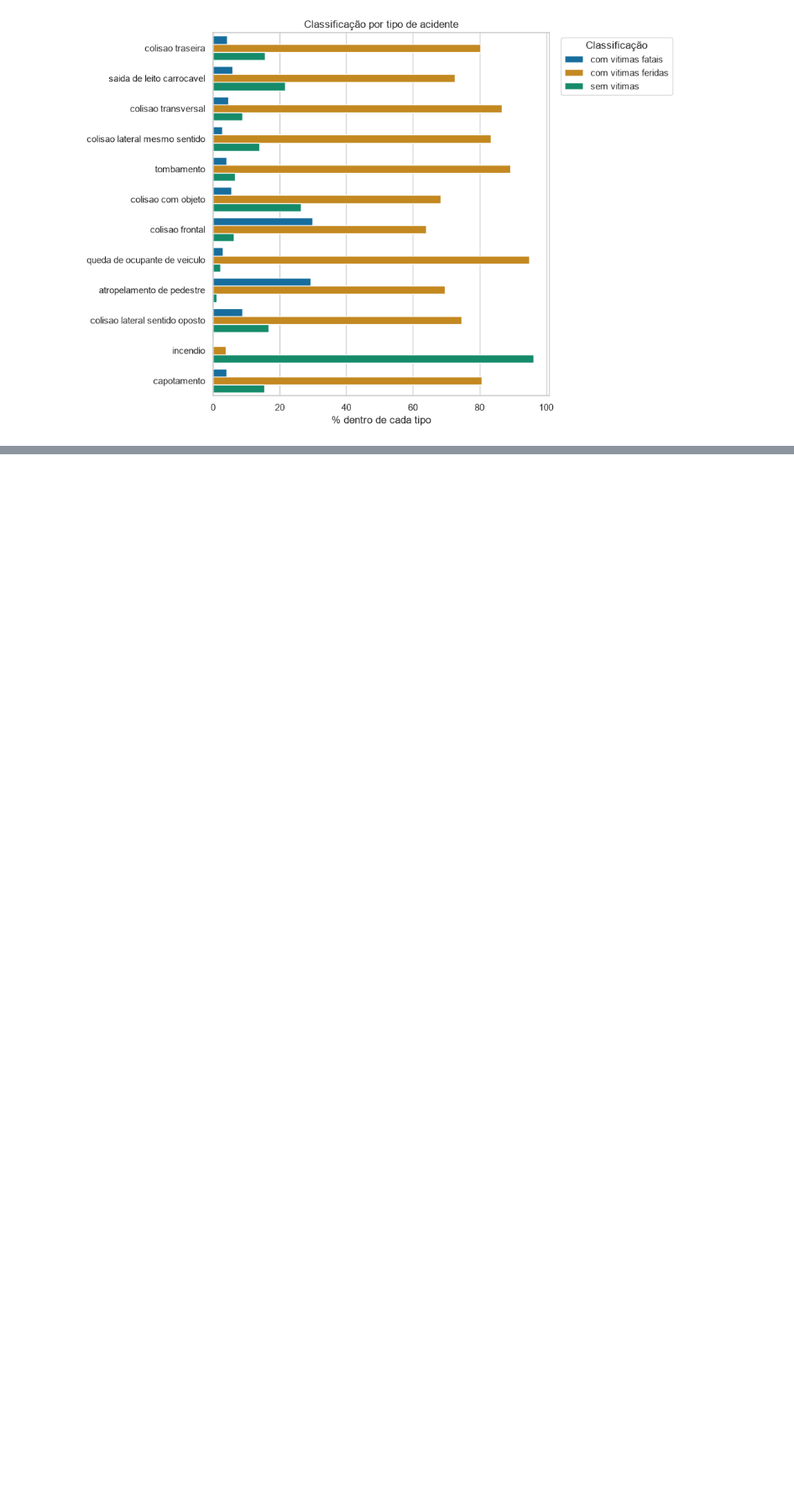
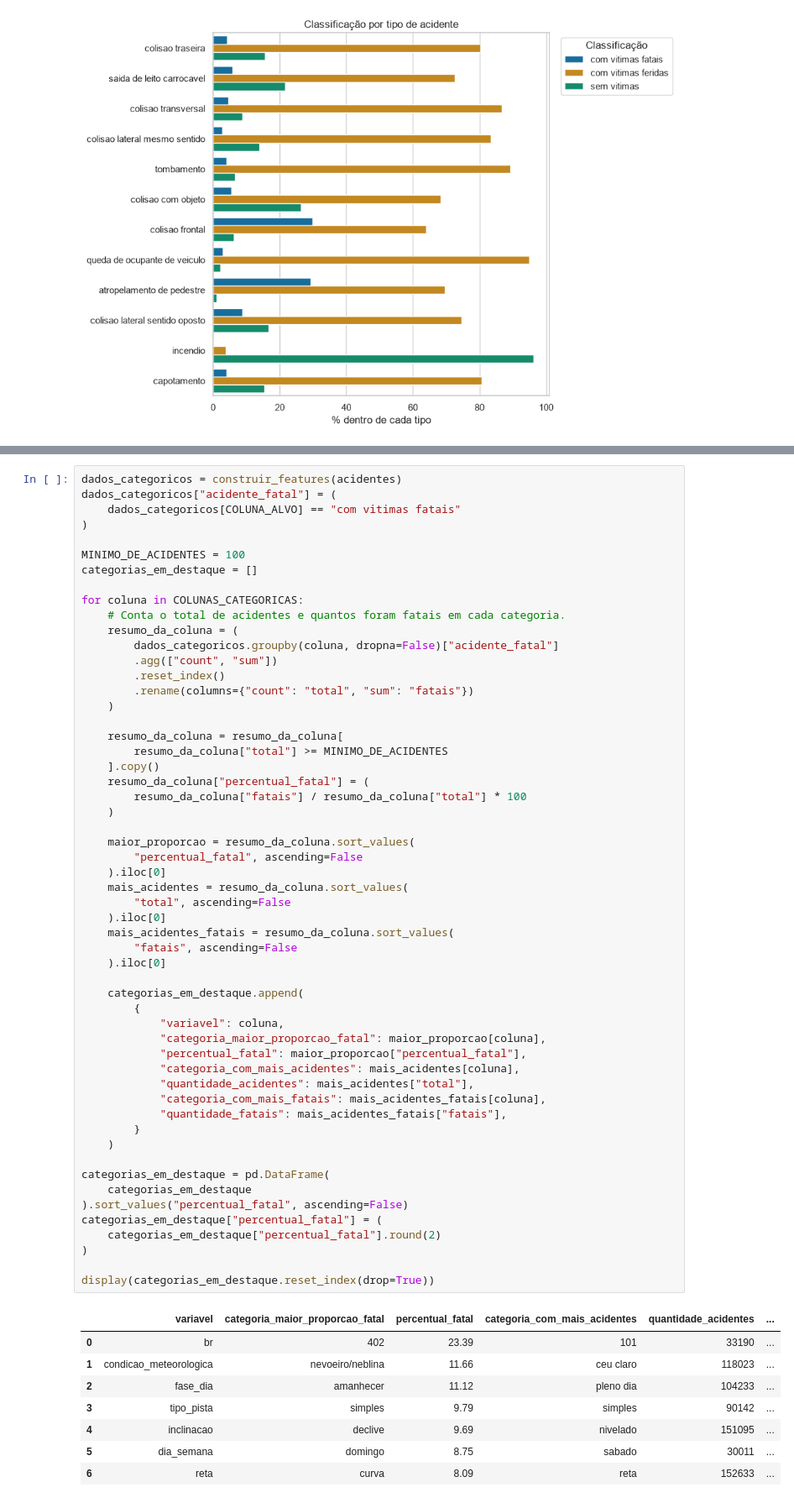
Before and after one commit to Augusto-Derlian/prf-accidents-feature-importance, a Jupyter notebook: notebooks/01_eda_classificacao_acidente.ipynb, the cells around one changed output, grey strips where cells are left out. Shown at 84% size. Cells and saved outputs as stored; diff of their text form; blank space fills up the shorter version.

Commit message:
feat(01notebook): add featured categories

```diff
--- a/notebooks/01_eda_classificacao_acidente.ipynb
+++ b/notebooks/01_eda_classificacao_acidente.ipynb
@@ -583,3 +587,67 @@ plt.show()
+# %%
+dados_categoricos = construir_features(acidentes)
+dados_categoricos["acidente_fatal"] = (
+    dados_categoricos[COLUNA_ALVO] == "com vitimas fatais"
+)
+
+MINIMO_DE_ACIDENTES = 100
+categorias_em_destaque = []
+
+for coluna in COLUNAS_CATEGORICAS:
+    # Conta o total de acidentes e quantos foram fatais em cada categoria.
+    resumo_da_coluna = (
+        dados_categoricos.groupby(coluna, dropna=False)["acidente_fatal"]
+        .agg(["count", "sum"])
+        .reset_index()
+        .rename(columns={"count": "total", "sum": "fatais"})
+    )
+
+    resumo_da_coluna = resumo_da_coluna[
+        resumo_da_coluna["total"] >= MINIMO_DE_ACIDENTES
+    ].copy()
+    resumo_da_coluna["percentual_fatal"] = (
+        resumo_da_coluna["fatais"] / resumo_da_coluna["total"] * 100
+    )
+
+    maior_proporcao = resumo_da_coluna.sort_values(
+        "percentual_fatal", ascending=False
+    ).iloc[0]
+    mais_acidentes = resumo_da_coluna.sort_values(
+        "total", ascending=False
+    ).iloc[0]
+    mais_acidentes_fatais = resumo_da_coluna.sort_values(
+        "fatais", ascending=False
+    ).iloc[0]
+
+    categorias_em_destaque.append(
+        {
+            "variavel": coluna,
+            "categoria_maior_proporcao_fatal": maior_proporcao[coluna],
+            "percentual_fatal": maior_proporcao["percentual_fatal"],
+            "categoria_com_mais_acidentes": mais_acidentes[coluna],
+            "quantidade_acidentes": mais_acidentes["total"],
+            "categoria_com_mais_fatais": mais_acidentes_fatais[coluna],
+            "quantidade_fatais": mais_acidentes_fatais["fatais"],
+        }
+    )
+
+categorias_em_destaque = pd.DataFrame(
+    categorias_em_destaque
+).sort_values("percentual_fatal", ascending=False)
+categorias_em_destaque["percentual_fatal"] = (
+    categorias_em_destaque["percentual_fatal"].round(2)
+)
+
+display(categorias_em_destaque.reset_index(drop=True))
+# %% [output]
+|  | variavel | categoria_maior_proporcao_fatal | percentual_fatal | categoria_com_mais_acidentes | quantidade_acidentes | ... |
+| 0 | br | 402 | 23.39 | 101 | 33190 | ... |
+| 1 | condicao_meteorologica | nevoeiro/neblina | 11.66 | ceu claro | 118023 | ... |
+| 2 | fase_dia | amanhecer | 11.12 | pleno dia | 104233 | ... |
+| 3 | tipo_pista | simples | 9.79 | simples | 90142 | ... |
+| 4 | inclinacao | declive | 9.69 | nivelado | 151095 | ... |
+| 5 | dia_semana | domingo | 8.75 | sabado | 30011 | ... |
+| 6 | reta | curva | 8.09 | reta | 152633 | ... |
 # %% [markdown]
 ## 10. Seleção das variáveis preditoras
 
```
Also changed, not shown: parts of 1 cell of this notebook.
